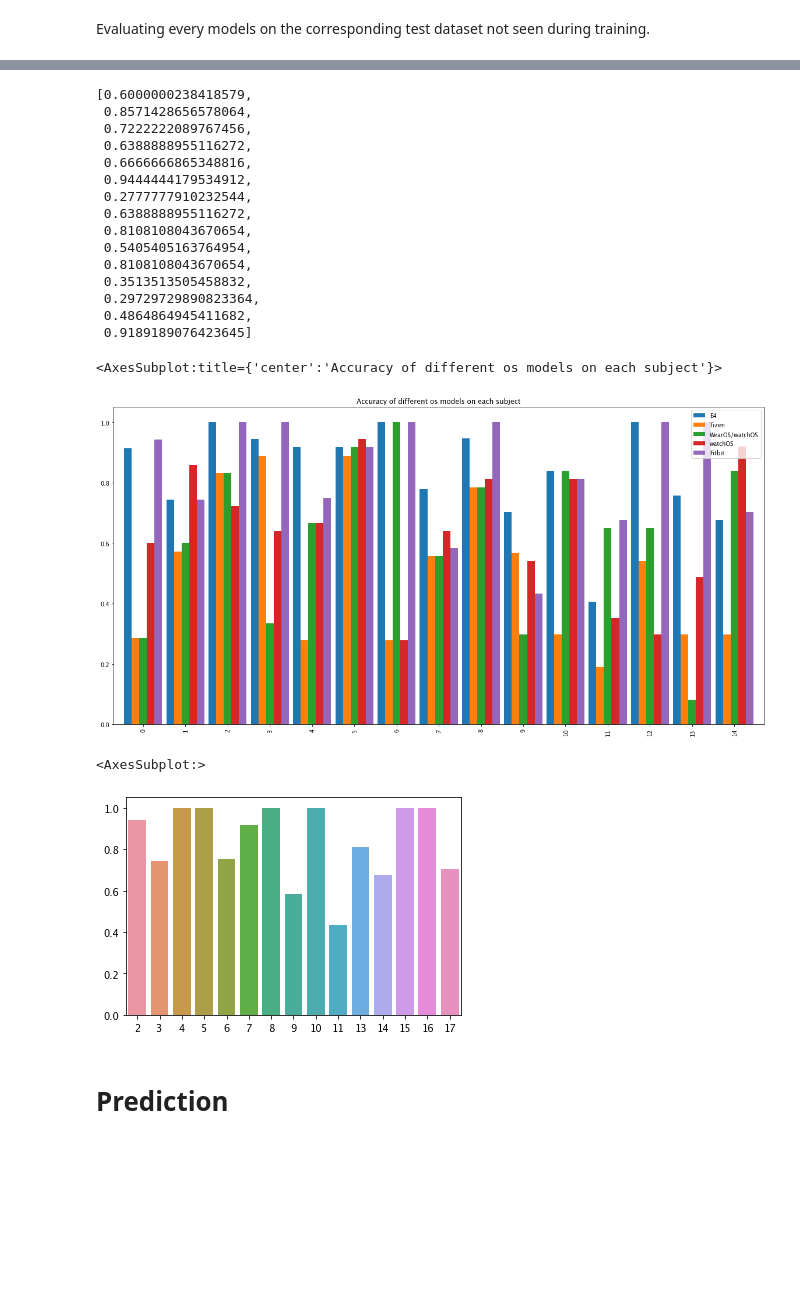
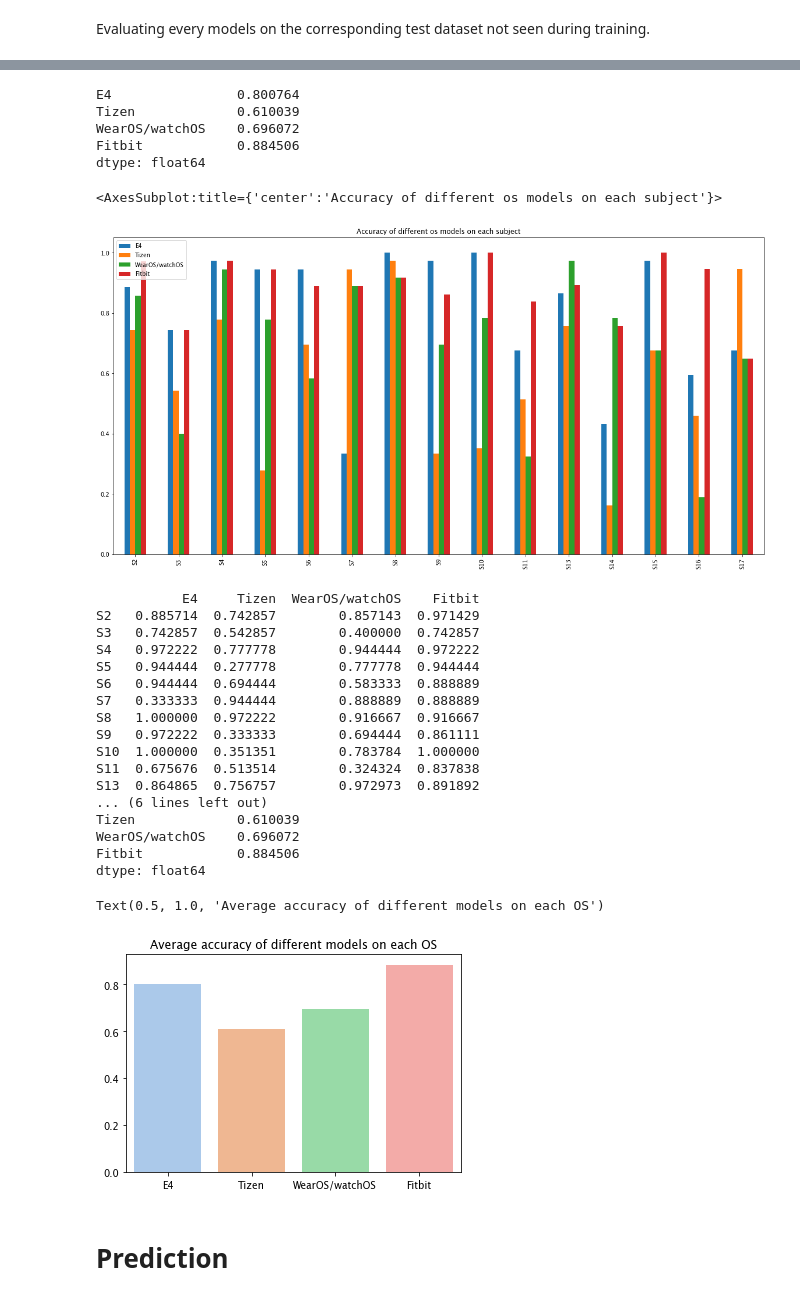
Before and after one commit to peasypi/Stress-Detection-From-Wearables, a Jupyter notebook: code/cnn.ipynb, the cells around one changed output, grey strips where cells are left out. Drawn from its saved outputs; the diff is of its cells as text; code cells hidden in the pictures; blank space fills up the shorter version.

```diff
--- a/code/cnn.ipynb
+++ b/code/cnn.ipynb
@@ -247,5 +247,6 @@ SMARTWATCH_OS = {
     'E4': ['ACC_x', 'ACC_y', 'ACC_z', 'TEMP', 'EDA', 'BVP'],
     'Tizen': ['ACC_x', 'ACC_y', 'ACC_z', 'TEMP', 'BVP'],
     'WearOS_watchOS': ['ACC_x', 'ACC_y', 'ACC_z', 'TEMP'],
-    'Fitbit': ['ACC_x', 'ACC_y', 'ACC_z', 'TEMP', 'EDA']
+    'Fitbit': ['ACC_x', 'ACC_y', 'ACC_z', 'TEMP', 'EDA'],
+
     }
@@ -352,6 +300,7 @@ def build_model(num_signals: int, num_output_class: int) -> tf.keras.models.Sequ
 # %%
 for os, signals in SMARTWATCH_OS.items():
     print(f'\n\n\nSmartwatchOS: {os} - Signals: {signals} - Num. Signals: {len(signals)}')
+    print(f'Number of signals: {len(signals)}')
     all_subjects_X_os = filter_for_smartwatch_os(os, all_subjects_X)
 
     groups_set = [0, 1, 2, 3, 4, 5, 6, 7, 8, 9, 10, 11, 12, 13, 14]
@@ -404,23 +353,12 @@ for os, signals in SMARTWATCH_OS.items():
         history = model.fit(
         X_train,
         y_train,
-        # validation_data=(X_test, y_test),
         epochs=num_epochs,
         batch_size=50,
-        verbose=1,
+        verbose=0,
         class_weight={0: 1, 1: weight_balance}, # to address the imbalance of the class labels
         callbacks = [checkpoint]#, early_stopping]
     )
-        #acc_history = history.history['val_accuracy']
-        #loss_history = history.history['val_loss']
-        #all_acc_histories.append(acc_history)
-        #all_loss_histories.append(loss_history)
-        #score = model.evaluate(X_test, y_test, verbose=0)
-        # print('Test loss:', round(score[0], 2))
-        # print('Test accuracy:', round(score[1], 2))
-
-        # test_loss.append(score[0])
-        # test_acc.append(score[1])
 # %% [output]
 SmartwatchOS: E4 - Signals: ['ACC_x', 'ACC_y', 'ACC_z', 'TEMP', 'EDA', 'BVP'] - Num. Signals: 6
 [1, 2, 3, 4, 5, 6, 7, 8, 9, 10, 11, 12, 13, 14] 0
@@ -526,36 +488,46 @@ Avg. Accuracy:   0.83716
-# %%
-os_scores['watchOS']
-# %% [output]
-[0.6000000238418579,
- 0.8571428656578064,
- 0.7222222089767456,
- 0.6388888955116272,
- 0.6666666865348816,
- 0.9444444179534912,
- 0.2777777910232544,
- 0.6388888955116272,
- 0.8108108043670654,
- 0.5405405163764954,
- 0.8108108043670654,
- 0.3513513505458832,
- 0.29729729890823364,
- 0.4864864945411682,
- 0.9189189076423645]
 # %%
 df_os_scores = pd.DataFrame(os_scores)
+replacements = {l1:f'S{l2}' for l1, l2 in zip(groups_set, subject_ids)}
+df_os_scores = df_os_scores.rename(replacements)
 df_os_scores.to_csv('os_scores.csv')
+# %%
+df_os_scores.mean()
+# %% [output]
+E4                0.800764
+Tizen             0.610039
+WearOS/watchOS    0.696072
+Fitbit            0.884506
+dtype: float64
 # %%
 df_os_scores.plot.bar(figsize=(20,10), title='Accuracy of different os models on each subject')
 # %% [output]
 <AxesSubplot:title={'center':'Accuracy of different os models on each subject'}>
-[figure, old version]
+[figure, new version]
 # %%
 # bar plot of the accuracy of the different loso models
-
-sns.barplot(x=subject_ids, y=all_accuracies)
+print(f'{df_os_scores}\n')
+print(f'{df_os_scores.mean()}\n')
+sns.barplot(x=df_os_scores.keys(), y=df_os_scores.mean(), palette='pastel').set_title(label='Average accuracy of different models on each OS')
 # %% [output]
-<AxesSubplot:>
+           E4     Tizen  WearOS/watchOS    Fitbit
+S2   0.885714  0.742857        0.857143  0.971429
+S3   0.742857  0.542857        0.400000  0.742857
+S4   0.972222  0.777778        0.944444  0.972222
+S5   0.944444  0.277778        0.777778  0.944444
+S6   0.944444  0.694444        0.583333  0.888889
+S7   0.333333  0.944444        0.888889  0.888889
+S8   1.000000  0.972222        0.916667  0.916667
+S9   0.972222  0.333333        0.694444  0.861111
+S10  1.000000  0.351351        0.783784  1.000000
+S11  0.675676  0.513514        0.324324  0.837838
+S13  0.864865  0.756757        0.972973  0.891892
+... (6 lines left out)
+Tizen             0.610039
+WearOS/watchOS    0.696072
+Fitbit            0.884506
+dtype: float64
+Text(0.5, 1.0, 'Average accuracy of different models on each OS')
-[figure, old version]
+[figure, new version]
 # %% [markdown]
 # Prediction
 # %%
```
Also changed, not shown: parts of 7 cells of this notebook.
